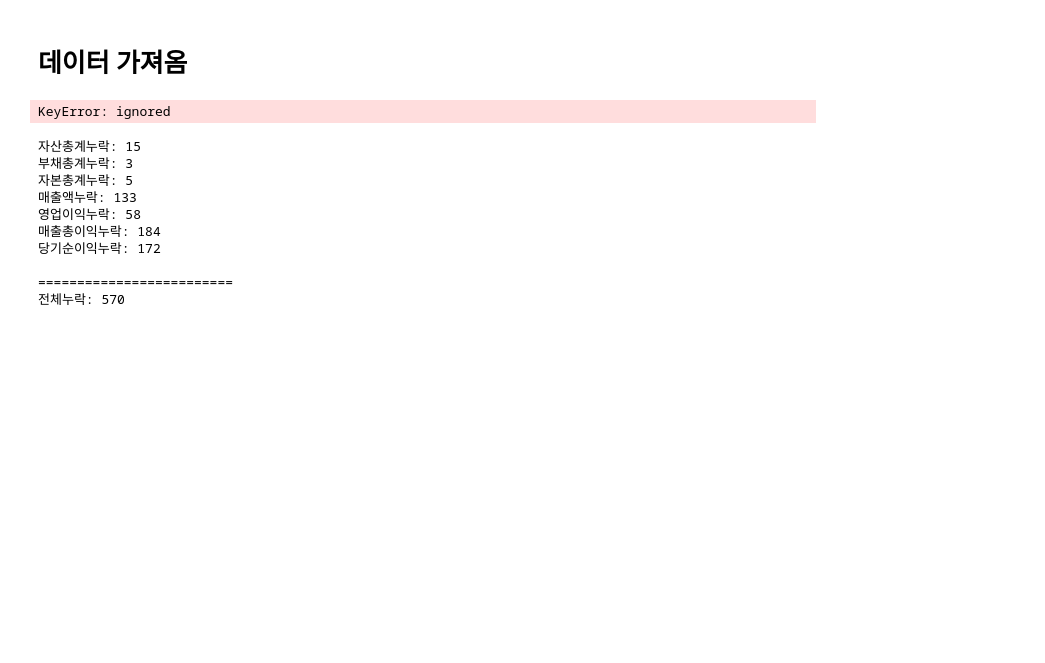
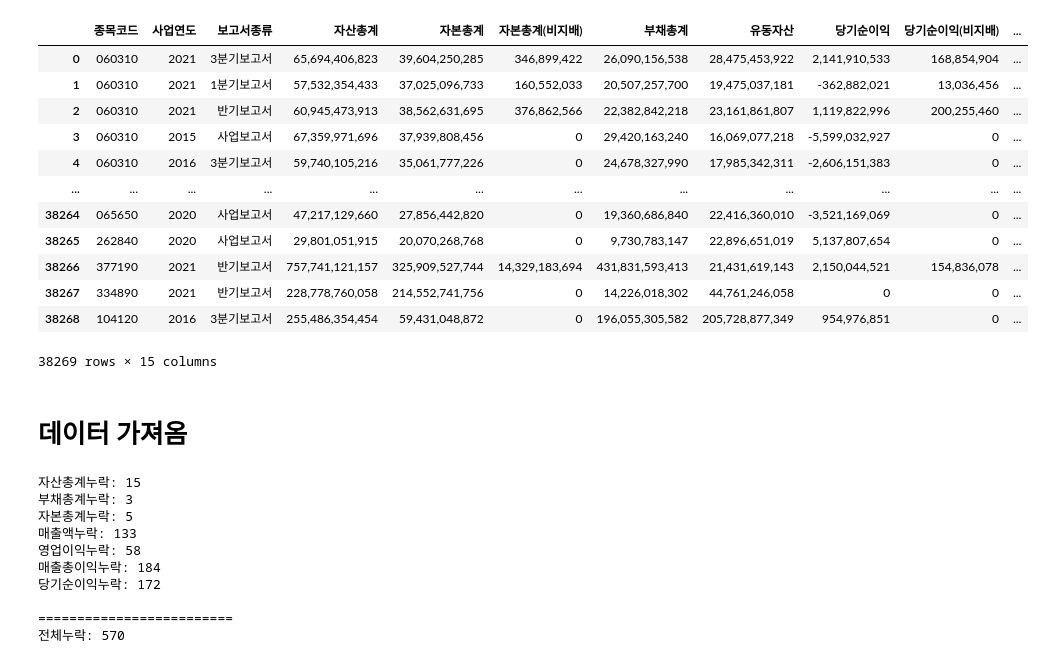
Before and after one commit to wkd-woo/finance-statements, a Jupyter notebook: 누락찾기V2.ipynb, the cells around one changed output. Drawn from its saved outputs; the diff is of its cells as text; code cells hidden in the pictures; blank space fills up the shorter version.

```diff
--- a/누락찾기V2.ipynb
+++ b/누락찾기V2.ipynb
@@ -8,5 +19,21 @@ import FinanceDataReader as fdr
 # %%
 통합재무정보 = pd.read_csv('/content/drive/MyDrive/22캡스톤디자인/재무일괄/일괄/statements.csv', index_col = 0,  dtype={'종목코드':'str'})
+# %%
+통합재무정보
+# %% [output]
+|  | 종목코드 | 사업연도 | 보고서종류 | 자산총계 | 자본총계 | 자본총계(비지배) | 부채총계 | 유동자산 | 당기순이익 | 당기순이익(비지배) | ... |
+| 0 | 060310 | 2021 | 3분기보고서 | 65,694,406,823 | 39,604,250,285 | 346,899,422 | 26,090,156,538 | 28,475,453,922 | 2,141,910,533 | 168,854,904 | ... |
+| 1 | 060310 | 2021 | 1분기보고서 | 57,532,354,433 | 37,025,096,733 | 160,552,033 | 20,507,257,700 | 19,475,037,181 | -362,882,021 | 13,036,456 | ... |
+| 2 | 060310 | 2021 | 반기보고서 | 60,945,473,913 | 38,562,631,695 | 376,862,566 | 22,382,842,218 | 23,161,861,807 | 1,119,822,996 | 200,255,460 | ... |
+| 3 | 060310 | 2015 | 사업보고서 | 67,359,971,696 | 37,939,808,456 | 0 | 29,420,163,240 | 16,069,077,218 | -5,599,032,927 | 0 | ... |
+| 4 | 060310 | 2016 | 3분기보고서 | 59,740,105,216 | 35,061,777,226 | 0 | 24,678,327,990 | 17,985,342,311 | -2,606,151,383 | 0 | ... |
+| ... | ... | ... | ... | ... | ... | ... | ... | ... | ... | ... | ... |
+| 38264 | 065650 | 2020 | 사업보고서 | 47,217,129,660 | 27,856,442,820 | 0 | 19,360,686,840 | 22,416,360,010 | -3,521,169,069 | 0 | ... |
+| 38265 | 262840 | 2020 | 사업보고서 | 29,801,051,915 | 20,070,268,768 | 0 | 9,730,783,147 | 22,896,651,019 | 5,137,807,654 | 0 | ... |
+| 38266 | 377190 | 2021 | 반기보고서 | 757,741,121,157 | 325,909,527,744 | 14,329,183,694 | 431,831,593,413 | 21,431,619,143 | 2,150,044,521 | 154,836,078 | ... |
+| 38267 | 334890 | 2021 | 반기보고서 | 228,778,760,058 | 214,552,741,756 | 0 | 14,226,018,302 | 44,761,246,058 | 0 | 0 | ... |
+| 38268 | 104120 | 2016 | 3분기보고서 | 255,486,354,454 | 59,431,048,872 | 0 | 196,055,305,582 | 205,728,877,349 | 954,976,851 | 0 | ... |
+38269 rows × 15 columns
 # %% [markdown]
 # 데이터 가져옴
 # %%
@@ -18,12 +45,9 @@ import FinanceDataReader as fdr
 영업이익누락 = 통합재무정보[(통합재무정보['영업이익'] == '0')|(통합재무정보['영업이익'] == 0)]['종목코드'].unique().tolist()
 매출총이익누락 = 통합재무정보[(통합재무정보['매출총이익'] == '0')|(통합재무정보['매출총이익'] == 0)]['종목코드'].unique().tolist()
 당기순이익누락 = 통합재무정보[(통합재무정보['당기순이익'] == '0')|(통합재무정보['당기순이익'] == 0)]['종목코드'].unique().tolist()
-법인세차감전순이익누락 = 통합재무정보[(통합재무정보['법인세차감전순이익'] == '0')|(통합재무정보['법인세차감전순이익'] == 0)]['종목코드'].unique().tolist()
 
 
-전체누락 = 자산총계누락 + 부채총계누락 + 자본총계누락 + 매출액누락 + 영업이익누락 + 매출총이익누락 + 당기순이익누락 + 법인세차감전순이익누락
+전체누락 = 자산총계누락 + 부채총계누락 + 자본총계누락 + 매출액누락 + 영업이익누락 + 매출총이익누락 + 당기순이익누락
-# %% [output]
-KeyError: ignored
 # %%
 print(f"자산총계누락: {len(자산총계누락)}")
 print(f"부채총계누락: {len(부채총계누락)}")
```
Also changed, not shown: parts of 37 cells of this notebook.
